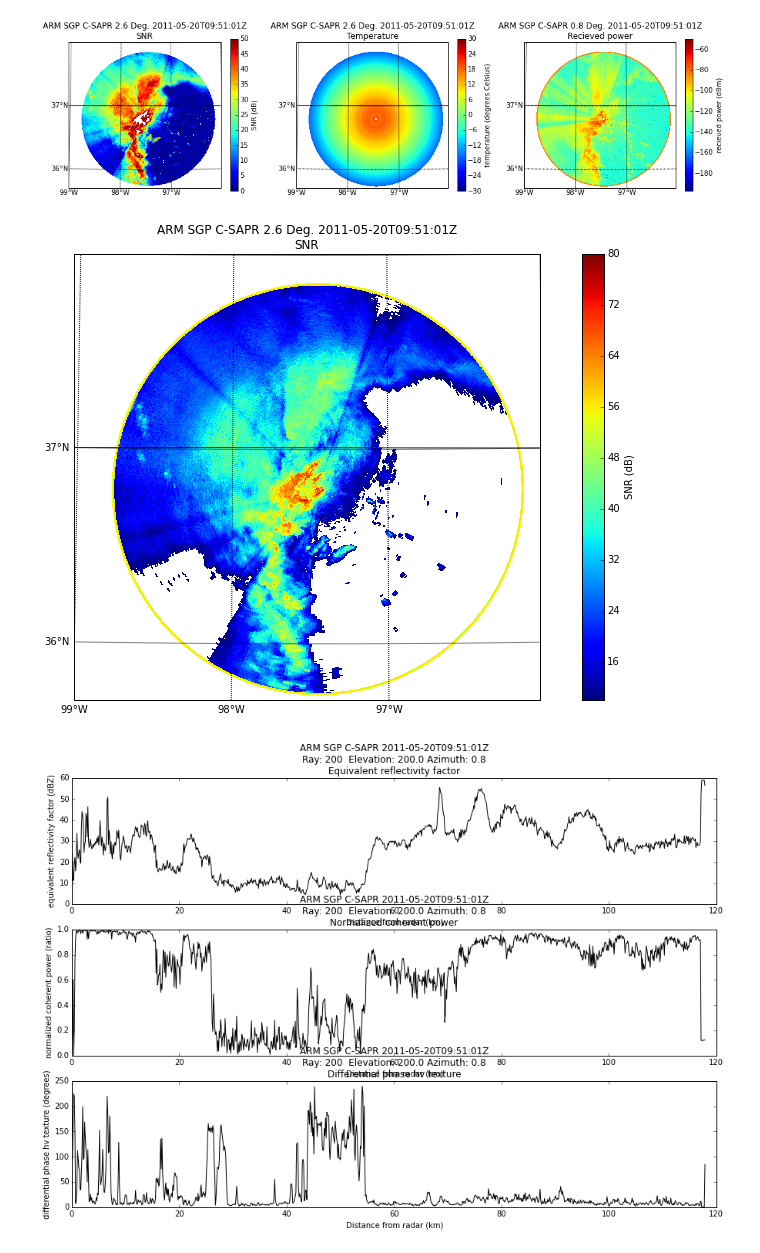
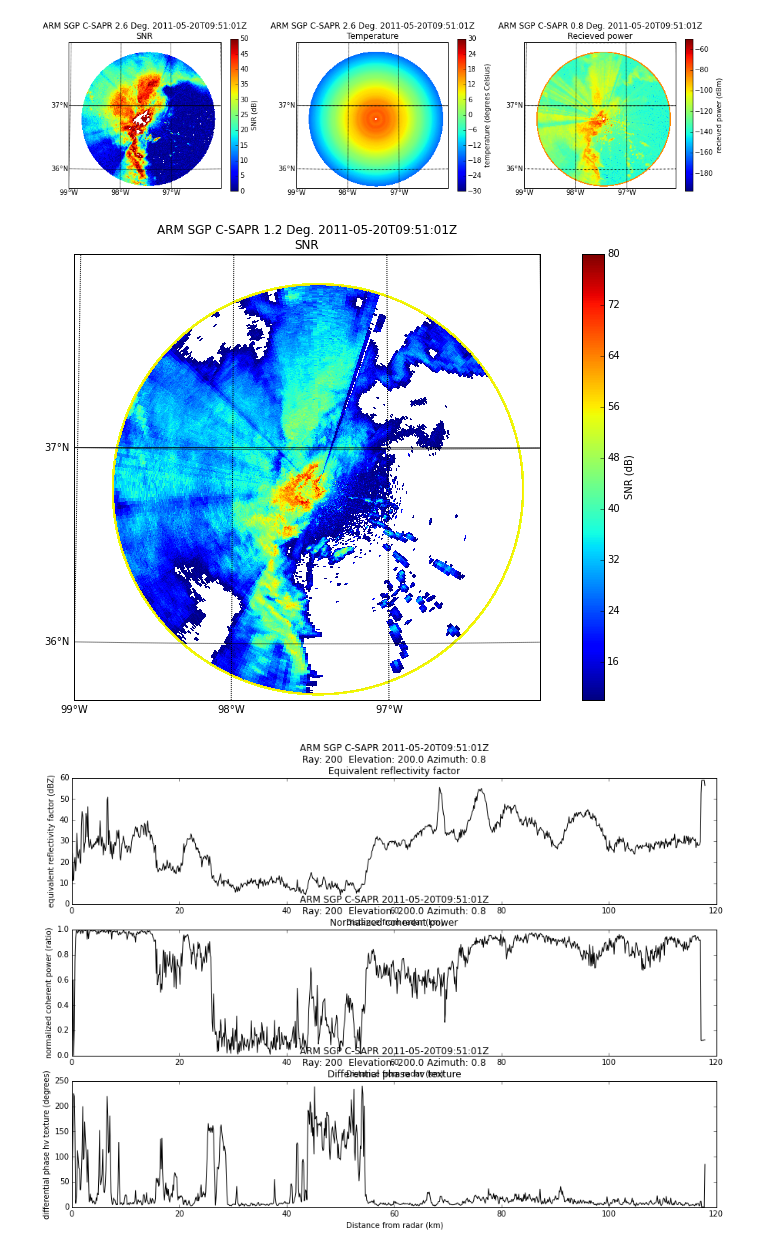
Before and after one commit to ANL-DIGR/openvap, a Jupyter notebook: development/cmac2/notebooks/2 Fuzzy Logic exploration, a simple stab.ipynb, the cells around one changed output. Saved outputs shown, nothing was run; the diff lists cells and outputs as text; code cells hidden in the pictures.

```diff
--- a/development/cmac2/notebooks/2 Fuzzy Logic exploration, a simple stab.ipynb
+++ b/development/cmac2/notebooks/2 Fuzzy Logic exploration, a simple stab.ipynb
@@ -297,11 +297,11 @@ display.plot_ppi_map('pseudo_power', sweep = 0, vmin = -197, vmax = -50,
 # %%
 f = plt.figure(figsize = [15,8])
 
-display.plot_ppi_map('SNR', sweep = 3, vmin =10, vmax = 80,
+display.plot_ppi_map('SNR', sweep = 1, vmin =10, vmax = 80,
                      min_lon = min_lon, max_lon = max_lon, min_lat = min_lat, max_lat = max_lat,
                      resolution = 'i')
 # %% [output]
-[figure, old version]
+[figure, new version]
 # %%
 fig = plt.figure(figsize = [15 , 10])
 my_display = pyart.graph.RadarDisplay(csapr_radar)
```
Also changed, not shown: parts of 1 cell of this notebook.
